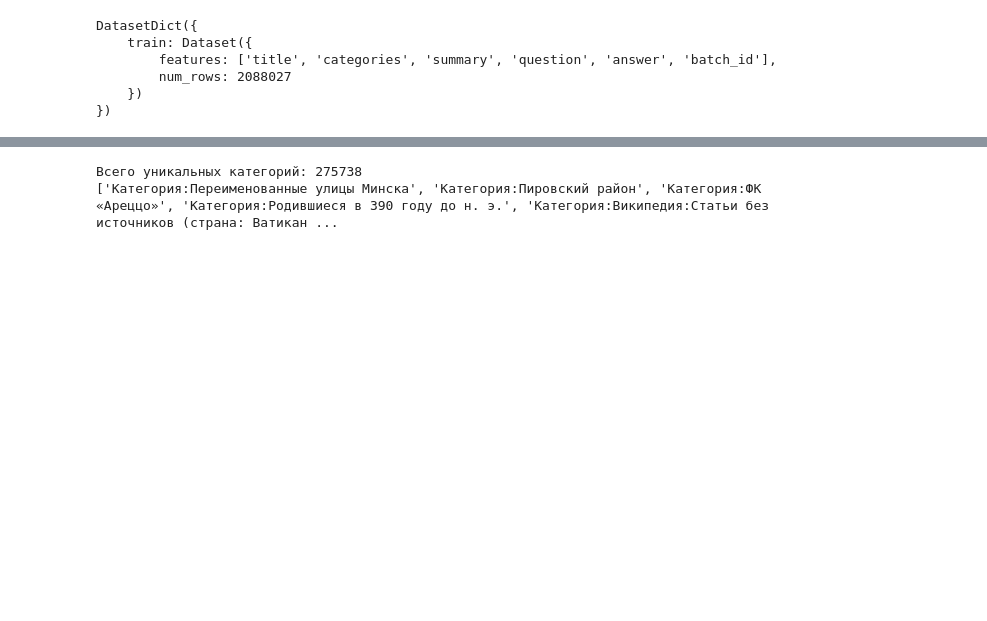
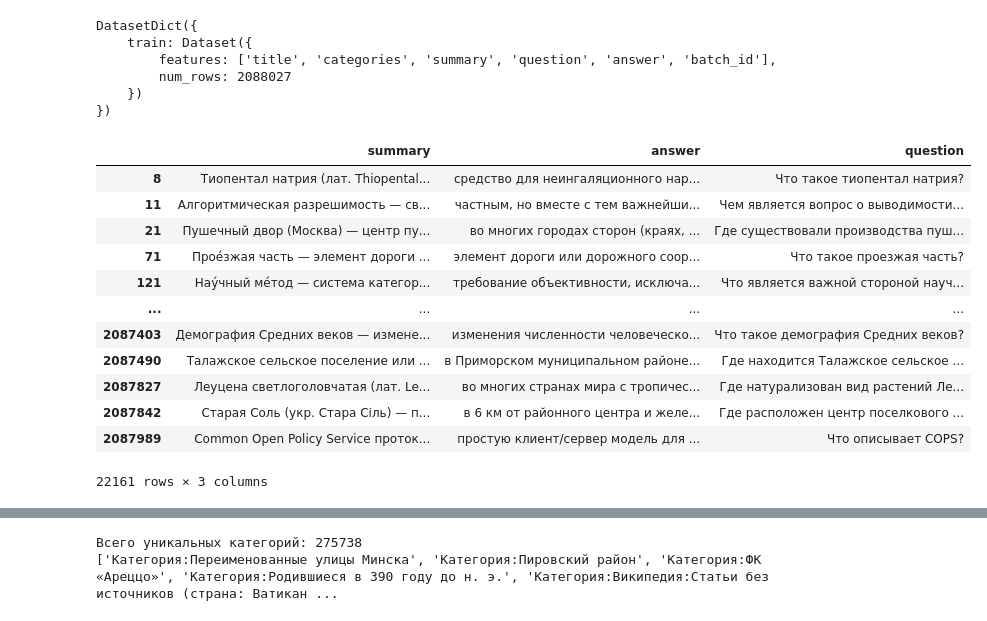
Before and after one commit to AkulichS/QA-NanoGPT, a Jupyter notebook: data/dataset_prepare.ipynb, the cells around one changed output, grey strips where cells are left out. Saved outputs shown, nothing was run; the diff lists cells and outputs as text; code cells hidden in the pictures; blank space fills up the shorter version.

```diff
--- a/data/dataset_prepare.ipynb
+++ b/data/dataset_prepare.ipynb
@@ -693,3 +693,22 @@ DatasetDict({
 })
 # %%
 wikiomnia_df = wikiomnia_ds["train"].to_pandas()
+w_df = wikiomnia_df[wikiomnia_df["answer"].fillna("").str.len() > 60].drop_duplicates(subset="summary", keep="first")[["summary", "answer", "question"]]
+w_df = w_df.drop_duplicates(subset="answer", keep="first")
+w_df = w_df.drop_duplicates(subset="question", keep="first")
+w_df = w_df[w_df["summary"].str.len() > 250]
+w_df
+# %% [output]
+|  | summary | answer | question |
+| 8 | Тиопентал натрия (лат. Thiopental... | средство для неингаляционного нар... | Что такое тиопентал натрия? |
+| 11 | Алгоритмическая разрешимость — св... | частным, но вместе с тем важнейши... | Чем является вопрос о выводимости... |
+| 21 | Пушечный двор (Москва) — центр пу... | во многих городах сторон (краях, ... | Где существовали производства пуш... |
+| 71 | Прое́зжая часть — элемент дороги ... | элемент дороги или дорожного соор... | Что такое проезжая часть? |
+| 121 | Нау́чный ме́тод — система категор... | требование объективности, исключа... | Что является важной стороной науч... |
+| ... | ... | ... | ... |
+| 2087403 | Демография Средних веков — измене... | изменения численности человеческо... | Что такое демография Средних веков? |
+| 2087490 | Талажское сельское поселение или ... | в Приморском муниципальном районе... | Где находится Талажское сельское ... |
+| 2087827 | Леуцена светлоголовчатая (лат. Le... | во многих странах мира с тропичес... | Где натурализован вид растений Ле... |
+| 2087842 | Старая Соль (укр. Стара Сіль) — п... | в 6 км от районного центра и желе... | Где расположен центр поселкового ... |
+| 2087989 | Common Open Policy Service проток... | простую клиент/сервер модель для ... | Что описывает COPS? |
+22161 rows × 3 columns
```
Also changed, not shown: parts of 2 cells of this notebook, 7 other files.
